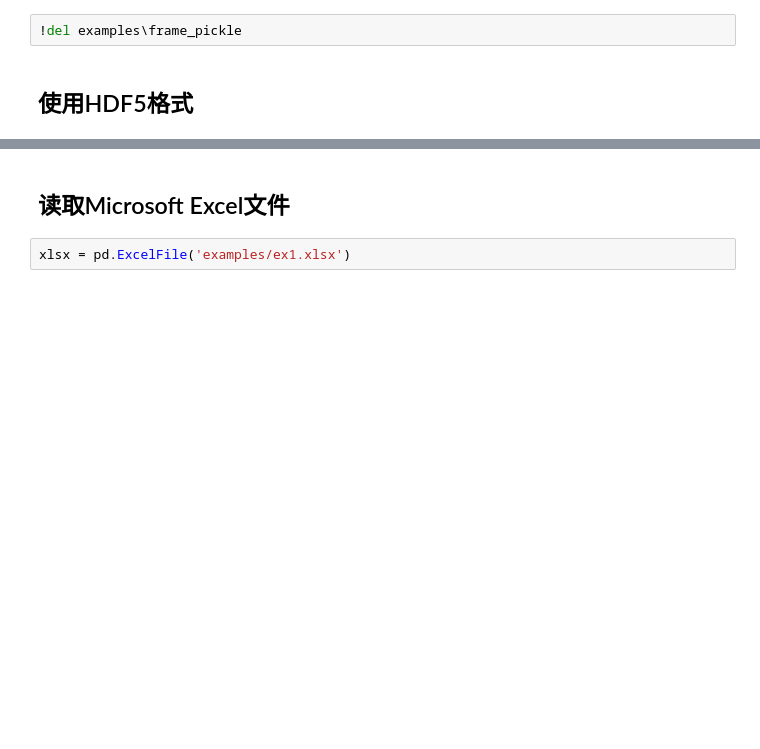
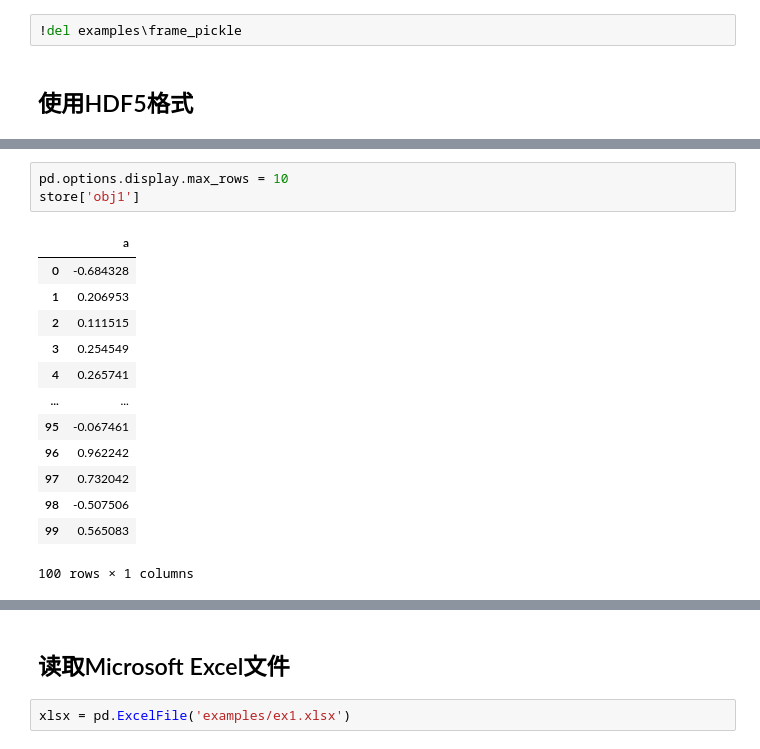
Before and after one commit to Hanryfeng/DataAnalysis, a Jupyter notebook: Chapter6.ipynb, the cells around one changed output, grey strips where cells are left out. Drawn from its saved outputs; the diff is of its cells as text; blank space fills up the shorter version.

```diff
--- a/Chapter6.ipynb
+++ b/Chapter6.ipynb
@@ -521,0 +536,17 @@ ImportError: HDFStore requires PyTables, "No module named 'tables'" problem impo
+# %%
+pd.options.display.max_rows = 10
+store['obj1']
+# %% [output]
+|  | a |
+| 0 | -0.684328 |
+| 1 | 0.206953 |
+| 2 | 0.111515 |
+| 3 | 0.254549 |
+| 4 | 0.265741 |
+| ... | ... |
+| 95 | -0.067461 |
+| 96 | 0.962242 |
+| 97 | 0.732042 |
+| 98 | -0.507506 |
+| 99 | 0.565083 |
+100 rows × 1 columns
```
Also changed, not shown: parts of 17 cells of this notebook.
